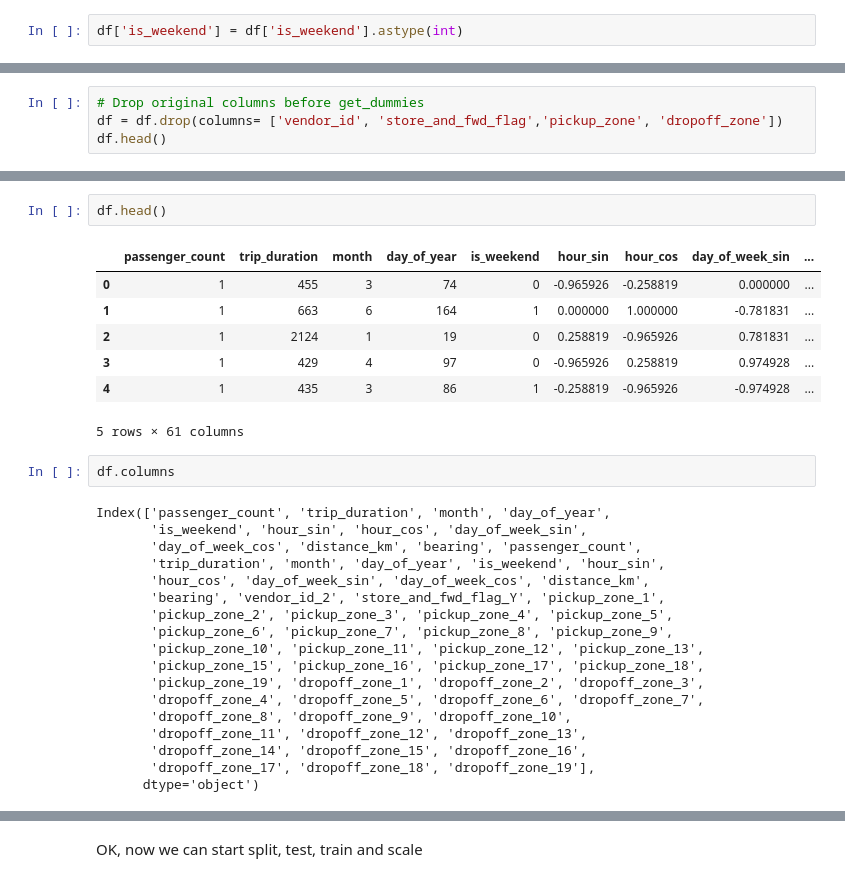
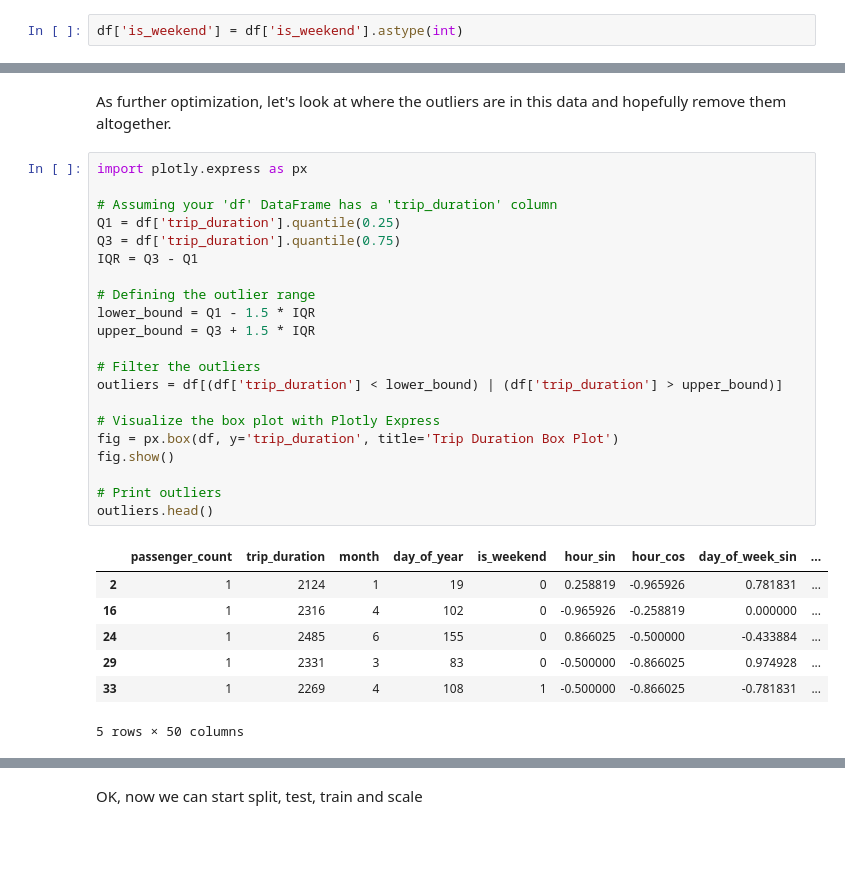
Before and after one commit to FloBeep/Project_4_NYC_TaxiTripData, a Jupyter notebook: nn_model_optimization.ipynb, the cells around one changed output, grey strips where cells are left out. Cells and saved outputs as stored; diff of their text form; blank space fills up the shorter version.

Commit message:
Save before leaving

```diff
--- a/nn_model_optimization.ipynb
+++ b/nn_model_optimization.ipynb
@@ -290,4 +312,0 @@ Index(['vendor_id', 'passenger_count', 'store_and_fwd_flag', 'trip_duration',
-# %%
-# Drop original columns before get_dummies
-df = df.drop(columns= ['vendor_id', 'store_and_fwd_flag','pickup_zone', 'dropoff_zone'])
-df.head()
@@ -302,30 +313,31 @@ df.head()
-# %%
-df.head()
-# %% [output]
-|  | passenger_count | trip_duration | month | day_of_year | is_weekend | hour_sin | hour_cos | day_of_week_sin | ... |
-| 0 | 1 | 455 | 3 | 74 | 0 | -0.965926 | -0.258819 | 0.000000 | ... |
-| 1 | 1 | 663 | 6 | 164 | 1 | 0.000000 | 1.000000 | -0.781831 | ... |
-| 2 | 1 | 2124 | 1 | 19 | 0 | 0.258819 | -0.965926 | 0.781831 | ... |
-| 3 | 1 | 429 | 4 | 97 | 0 | -0.965926 | 0.258819 | 0.974928 | ... |
-| 4 | 1 | 435 | 3 | 86 | 1 | -0.258819 | -0.965926 | -0.974928 | ... |
-5 rows × 61 columns
-# %%
-df.columns
-# %% [output]
-Index(['passenger_count', 'trip_duration', 'month', 'day_of_year',
-       'is_weekend', 'hour_sin', 'hour_cos', 'day_of_week_sin',
-       'day_of_week_cos', 'distance_km', 'bearing', 'passenger_count',
-       'trip_duration', 'month', 'day_of_year', 'is_weekend', 'hour_sin',
-       'hour_cos', 'day_of_week_sin', 'day_of_week_cos', 'distance_km',
-       'bearing', 'vendor_id_2', 'store_and_fwd_flag_Y', 'pickup_zone_1',
-       'pickup_zone_2', 'pickup_zone_3', 'pickup_zone_4', 'pickup_zone_5',
-       'pickup_zone_6', 'pickup_zone_7', 'pickup_zone_8', 'pickup_zone_9',
-       'pickup_zone_10', 'pickup_zone_11', 'pickup_zone_12', 'pickup_zone_13',
-       'pickup_zone_15', 'pickup_zone_16', 'pickup_zone_17', 'pickup_zone_18',
-       'pickup_zone_19', 'dropoff_zone_1', 'dropoff_zone_2', 'dropoff_zone_3',
-       'dropoff_zone_4', 'dropoff_zone_5', 'dropoff_zone_6', 'dropoff_zone_7',
-       'dropoff_zone_8', 'dropoff_zone_9', 'dropoff_zone_10',
-       'dropoff_zone_11', 'dropoff_zone_12', 'dropoff_zone_13',
-       'dropoff_zone_14', 'dropoff_zone_15', 'dropoff_zone_16',
-       'dropoff_zone_17', 'dropoff_zone_18', 'dropoff_zone_19'],
-      dtype='object')
+# %% [markdown]
+As further optimization, let's look at where the outliers are in this data and hopefully remove them altogether.
+# %%
+import plotly.express as px
+
+# Assuming your 'df' DataFrame has a 'trip_duration' column
+Q1 = df['trip_duration'].quantile(0.25)
+Q3 = df['trip_duration'].quantile(0.75)
+IQR = Q3 - Q1
+
+# Defining the outlier range
+lower_bound = Q1 - 1.5 * IQR
+upper_bound = Q3 + 1.5 * IQR
+
+# Filter the outliers
+outliers = df[(df['trip_duration'] < lower_bound) | (df['trip_duration'] > upper_bound)]
+
+# Visualize the box plot with Plotly Express
+fig = px.box(df, y='trip_duration', title='Trip Duration Box Plot')
+fig.show()
+
+# Print outliers
+outliers.head()
+# %% [output]
+|  | passenger_count | trip_duration | month | day_of_year | is_weekend | hour_sin | hour_cos | day_of_week_sin | ... |
+| 2 | 1 | 2124 | 1 | 19 | 0 | 0.258819 | -0.965926 | 0.781831 | ... |
+| 16 | 1 | 2316 | 4 | 102 | 0 | -0.965926 | -0.258819 | 0.000000 | ... |
+| 24 | 1 | 2485 | 6 | 155 | 0 | 0.866025 | -0.500000 | -0.433884 | ... |
+| 29 | 1 | 2331 | 3 | 83 | 0 | -0.500000 | -0.866025 | 0.974928 | ... |
+| 33 | 1 | 2269 | 4 | 108 | 1 | -0.500000 | -0.866025 | -0.781831 | ... |
+5 rows × 50 columns
```
Also changed, not shown: parts of 26 cells of this notebook, 1 other file.
